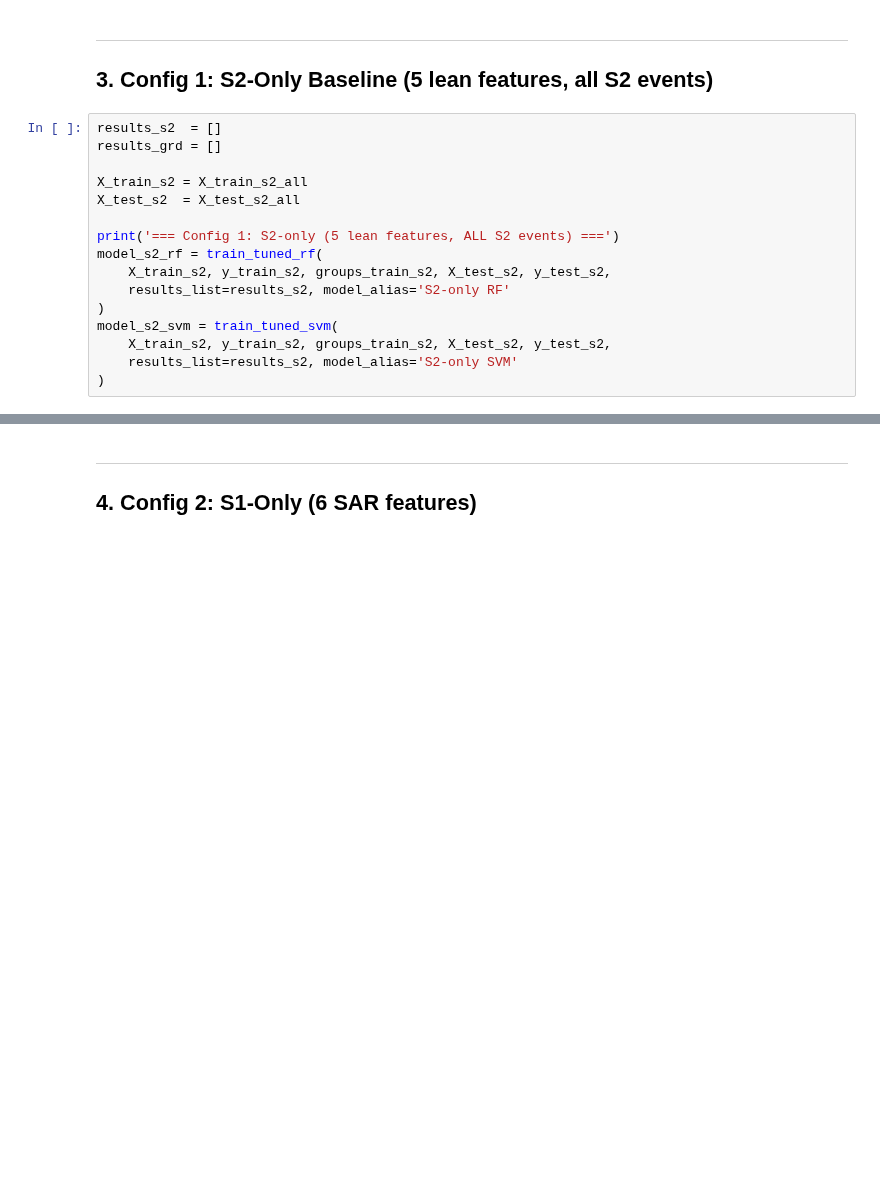
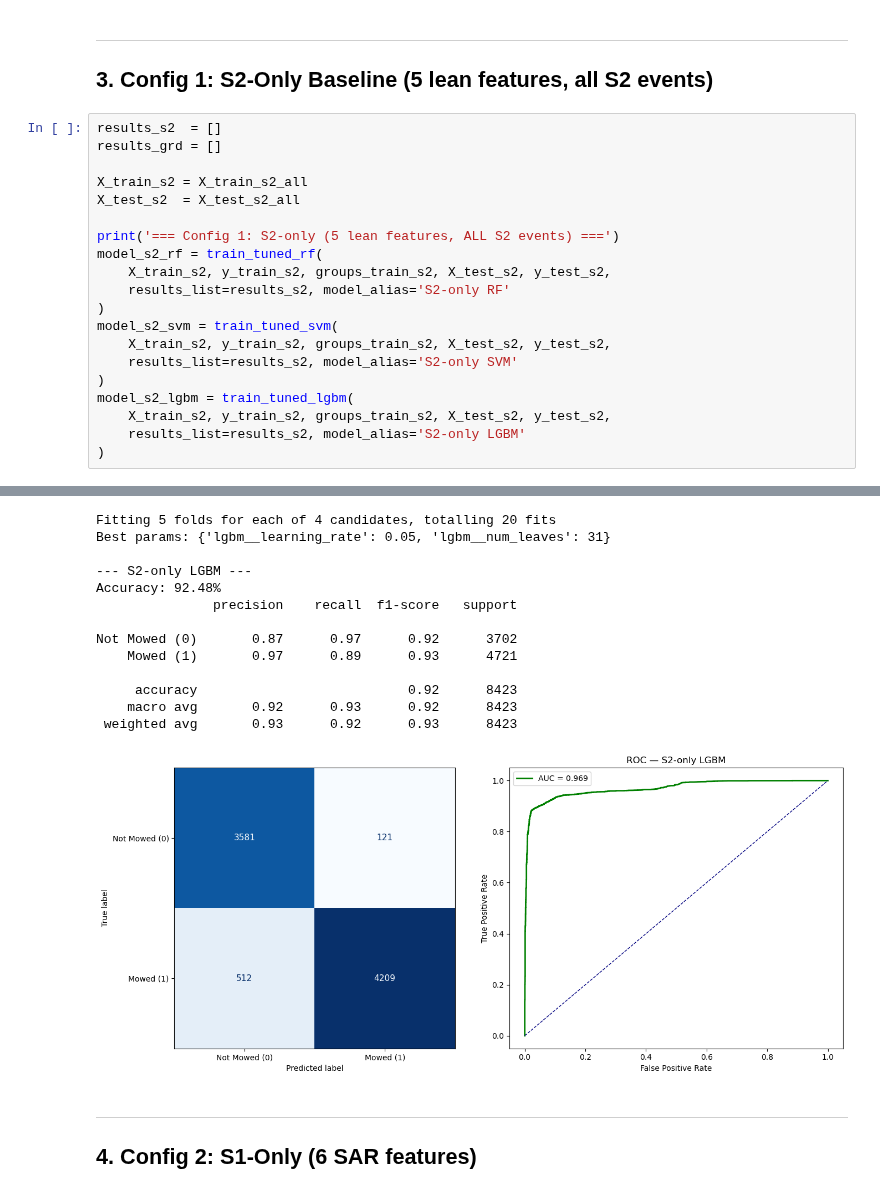
Before and after one commit to klaveflo/satellite-mowing-detection, a Jupyter notebook: notebooks/08_model_training.ipynb, the cells around one changed output, grey strips where cells are left out. Drawn from its saved outputs; the diff is of its cells as text; blank space fills up the shorter version.

Commit message:
full application test, lgbm models

```diff
--- a/notebooks/08_model_training.ipynb
+++ b/notebooks/08_model_training.ipynb
@@ -154,36 +154,54 @@ model_s2_svm = train_tuned_svm(
     X_train_s2, y_train_s2, groups_train_s2, X_test_s2, y_test_s2,
     results_list=results_s2, model_alias='S2-only SVM'
 )
+model_s2_lgbm = train_tuned_lgbm(
+    X_train_s2, y_train_s2, groups_train_s2, X_test_s2, y_test_s2,
+    results_list=results_s2, model_alias='S2-only LGBM'
+)
 # %% [output]
 === Config 1: S2-only (5 lean features, ALL S2 events) ===
 Fitting 5 folds for each of 6 candidates, totalling 30 fits
 Best params: {'rf__max_depth': 10, 'rf__n_estimators': 200}
 
 --- S2-only RF ---
 Accuracy: 92.19%
                precision    recall  f1-score   support
 
 Not Mowed (0)       0.87      0.96      0.92      3702
     Mowed (1)       0.97      0.89      0.93      4721
 
      accuracy                           0.92      8423
     macro avg       0.92      0.93      0.92      8423
  weighted avg       0.93      0.92      0.92      8423
 [figure]
 Fitting 5 folds for each of 6 candidates, totalling 30 fits
 Best params: {'svm__C': 0.1, 'svm__gamma': 'scale'}
 
 --- S2-only SVM ---
 Accuracy: 92.83%
                precision    recall  f1-score   support
 
 Not Mowed (0)       0.87      0.98      0.92      3702
     Mowed (1)       0.98      0.89      0.93      4721
 
      accuracy                           0.93      8423
     macro avg       0.93      0.93      0.93      8423
  weighted avg       0.93      0.93      0.93      8423
 [figure]
+Fitting 5 folds for each of 4 candidates, totalling 20 fits
+Best params: {'lgbm__learning_rate': 0.05, 'lgbm__num_leaves': 31}
+
+--- S2-only LGBM ---
+Accuracy: 92.48%
+               precision    recall  f1-score   support
+
+Not Mowed (0)       0.87      0.97      0.92      3702
+    Mowed (1)       0.97      0.89      0.93      4721
+
+     accuracy                           0.92      8423
+    macro avg       0.92      0.93      0.92      8423
+ weighted avg       0.93      0.92      0.93      8423
+[figure, added]
 # %% [markdown]
 ---
 ## 4. Config 2: S1-Only (6 SAR features)
```
Also changed, not shown: parts of 12 cells of this notebook, 4 other files.
